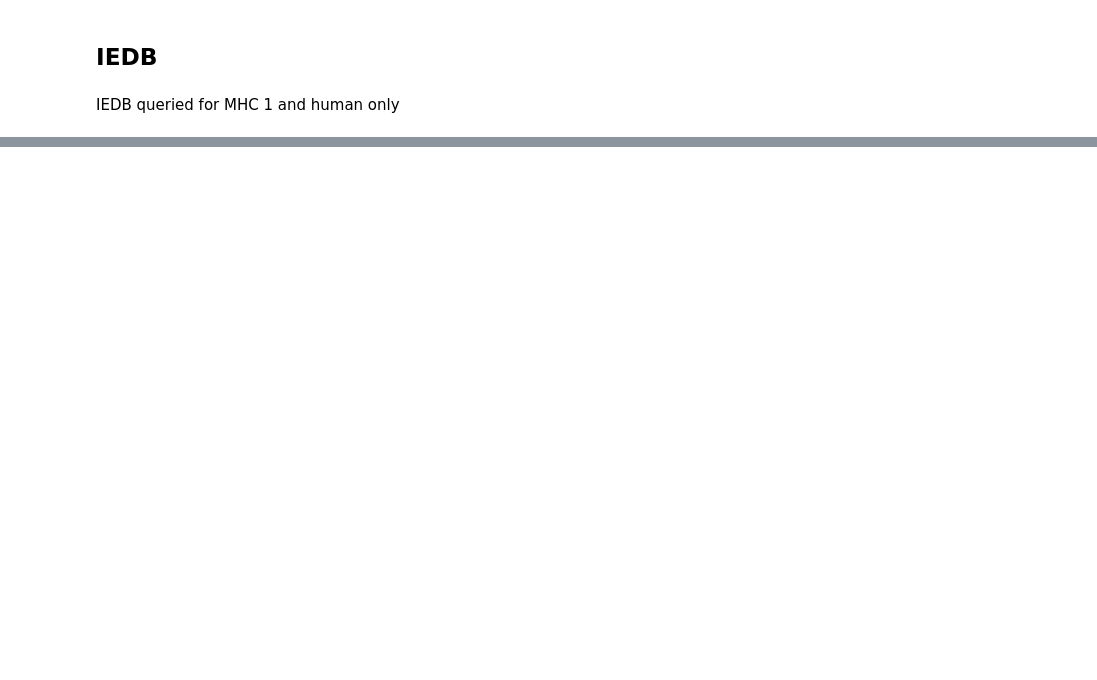
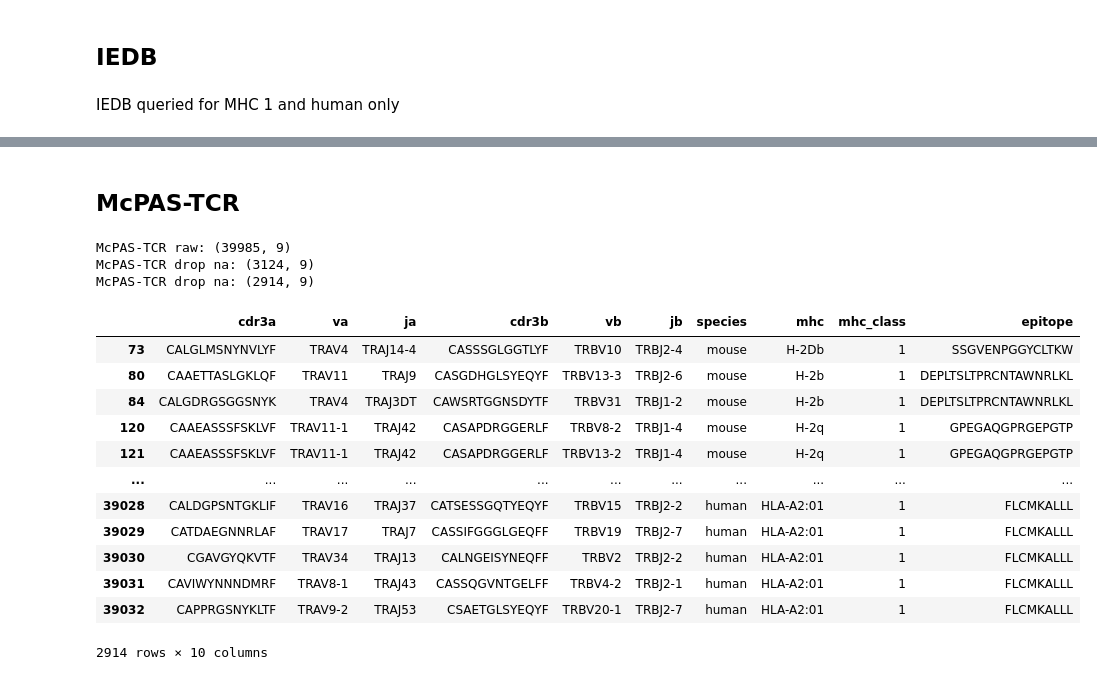
Before and after one commit to jgbrasier/tcrpmhc-binding, a Jupyter notebook: dataprep.ipynb, the cells around one changed output, grey strips where cells are left out. Cells and saved outputs as stored; diff of their text form; code cells hidden in the pictures; blank space fills up the shorter version.

```diff
--- a/dataprep.ipynb
+++ b/dataprep.ipynb
@@ -116,0 +131,34 @@ Index(['Description', 'Organism', 'MHC Allele Names', 'Curated Chain 1 V Gene',
+# %% [markdown]
+## McPAS-TCR
+# %%
+mcpas_cols = ['CDR3.alpha.aa', 'CDR3.beta.aa', 'Species', 'Epitope.peptide', 'MHC', 'TRAV', 'TRAJ', 'TRBV', 'TRBJ']
+mcpas = mcpas_raw[mcpas_cols].copy()
+print('McPAS-TCR raw:', mcpas.shape)
+mcpas = mcpas.dropna()
+print('McPAS-TCR drop na:', mcpas.shape)
+mcpas = mcpas.drop_duplicates()
+print('McPAS-TCR drop na:', mcpas.shape)
+
+# formatting
+mcpas['Species'] = mcpas['Species'].str.lower()
+mcpas.columns = ['cdr3a', 'cdr3b', 'species', 'epitope', 'mhc', 'va', 'ja', 'vb', 'jb']
+mcpas['mhc_class'] = 1
+mcpas = mcpas[vdjdb.columns].copy()
+mcpas
+# %% [output]
+McPAS-TCR raw: (39985, 9)
+McPAS-TCR drop na: (3124, 9)
+McPAS-TCR drop na: (2914, 9)
+|  | cdr3a | va | ja | cdr3b | vb | jb | species | mhc | mhc_class | epitope |
+| 73 | CALGLMSNYNVLYF | TRAV4 | TRAJ14-4 | CASSSGLGGTLYF | TRBV10 | TRBJ2-4 | mouse | H-2Db | 1 | SSGVENPGGYCLTKW |
+| 80 | CAAETTASLGKLQF | TRAV11 | TRAJ9 | CASGDHGLSYEQYF | TRBV13-3 | TRBJ2-6 | mouse | H-2b | 1 | DEPLTSLTPRCNTAWNRLKL |
+| 84 | CALGDRGSGGSNYK | TRAV4 | TRAJ3DT | CAWSRTGGNSDYTF | TRBV31 | TRBJ1-2 | mouse | H-2b | 1 | DEPLTSLTPRCNTAWNRLKL |
+| 120 | CAAEASSSFSKLVF | TRAV11-1 | TRAJ42 | CASAPDRGGERLF | TRBV8-2 | TRBJ1-4 | mouse | H-2q | 1 | GPEGAQGPRGEPGTP |
+| 121 | CAAEASSSFSKLVF | TRAV11-1 | TRAJ42 | CASAPDRGGERLF | TRBV13-2 | TRBJ1-4 | mouse | H-2q | 1 | GPEGAQGPRGEPGTP |
+| ... | ... | ... | ... | ... | ... | ... | ... | ... | ... | ... |
+| 39028 | CALDGPSNTGKLIF | TRAV16 | TRAJ37 | CATSESSGQTYEQYF | TRBV15 | TRBJ2-2 | human | HLA-A2:01 | 1 | FLCMKALLL |
+| 39029 | CATDAEGNNRLAF | TRAV17 | TRAJ7 | CASSIFGGGLGEQFF | TRBV19 | TRBJ2-7 | human | HLA-A2:01 | 1 | FLCMKALLL |
+| 39030 | CGAVGYQKVTF | TRAV34 | TRAJ13 | CALNGEISYNEQFF | TRBV2 | TRBJ2-2 | human | HLA-A2:01 | 1 | FLCMKALLL |
+| 39031 | CAVIWYNNNDMRF | TRAV8-1 | TRAJ43 | CASSQGVNTGELFF | TRBV4-2 | TRBJ2-1 | human | HLA-A2:01 | 1 | FLCMKALLL |
+| 39032 | CAPPRGSNYKLTF | TRAV9-2 | TRAJ53 | CSAETGLSYEQYF | TRBV20-1 | TRBJ2-7 | human | HLA-A2:01 | 1 | FLCMKALLL |
+2914 rows × 10 columns
```
Also changed, not shown: parts of 10 cells of this notebook, 1 other file.
